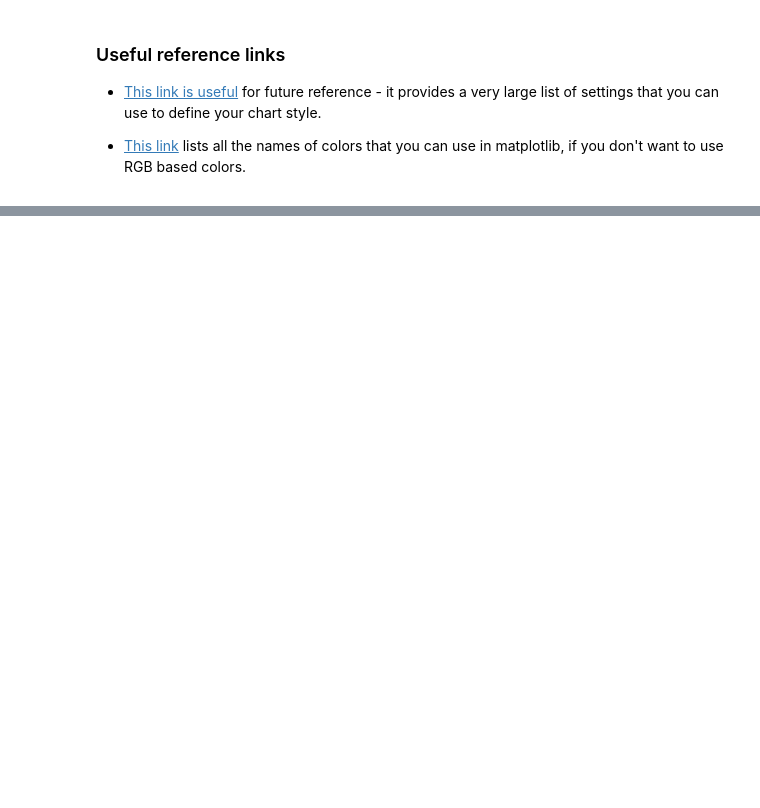
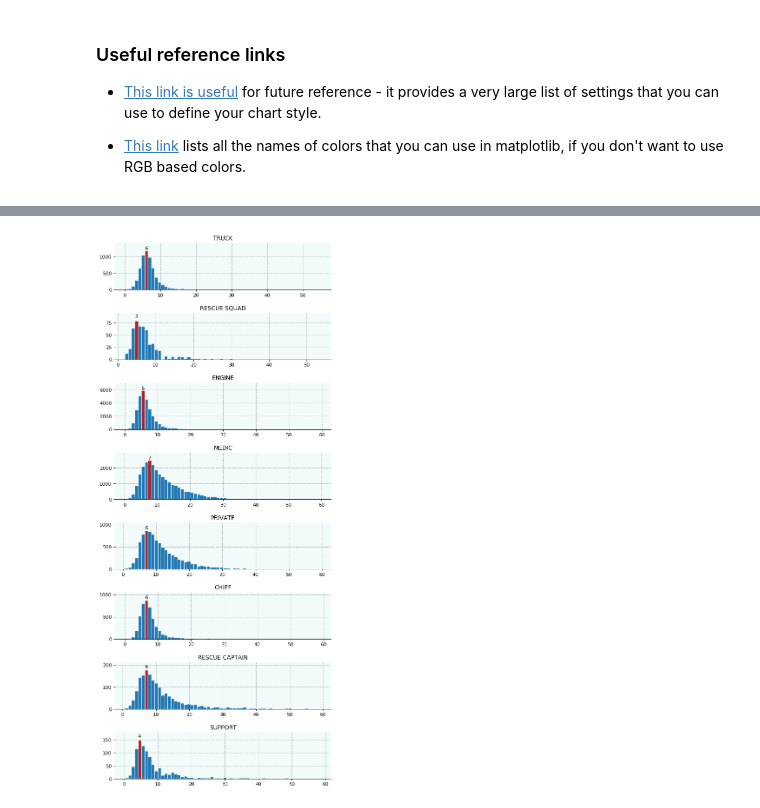
Before and after one commit to amangup/data-analysis-bootcamp, a Jupyter notebook: 11-Matplotlib2/matplotlib2.ipynb, the cells around one changed output, grey strips where cells are left out. Saved outputs shown, nothing was run; the diff lists cells and outputs as text; code cells hidden in the pictures; blank space fills up the shorter version.

```diff
--- a/11-Matplotlib2/matplotlib2.ipynb
+++ b/11-Matplotlib2/matplotlib2.ipynb
@@ -194,0 +203,3 @@ Define your own style sheet which uses the following image as inspiration. Take
+# %%
+df_units = df[['Unit Type', 'Incident Number', 'response_time_min']]
+df_units.head(10)
@@ -194,0 +218,27 @@ Define your own style sheet which uses the following image as inspiration. Take
+# %%
+unit_types = df_units['Unit Type'].unique()
+unit_types = unit_types[(unit_types != 'AIRPORT') & (unit_types != 'INVESTIGATION')]
+
+plt.style.use('default')
+with plt.style.context('blue.mplstyle'):
+    fig = plt.figure(figsize=(8,20), dpi=80)
+    fig.subplotpars.hspace=0.5
+    for i, unit in enumerate(unit_types):
+        df_unit = df_units[df_units['Unit Type'] == unit]
+        df_unit = df_unit[(df_unit['response_time_min'] > 0) & (df_unit['response_time_min'] < 60)]
+
+        ax = fig.add_subplot(len(unit_types), 1, i+1)
+        ax.set_title(unit)
+
+        values, bins, patches = ax.hist('response_time_min', bins=60, data=df_unit)
+
+        max_bar = values.argmax()
+        patch = patches[max_bar]
+        patch.set_facecolor('firebrick')
+        ax.text(patch.get_x() + patch.get_width() / 2, patch.get_height() + 5, str(max_bar),
+            ha='center', va='bottom')
+        ax.set_ylim(0, values.max() * 1.2)
+
+plt.show()
+# %% [output]
+[figure, added]
```
Also changed, not shown: parts of 9 cells of this notebook.
